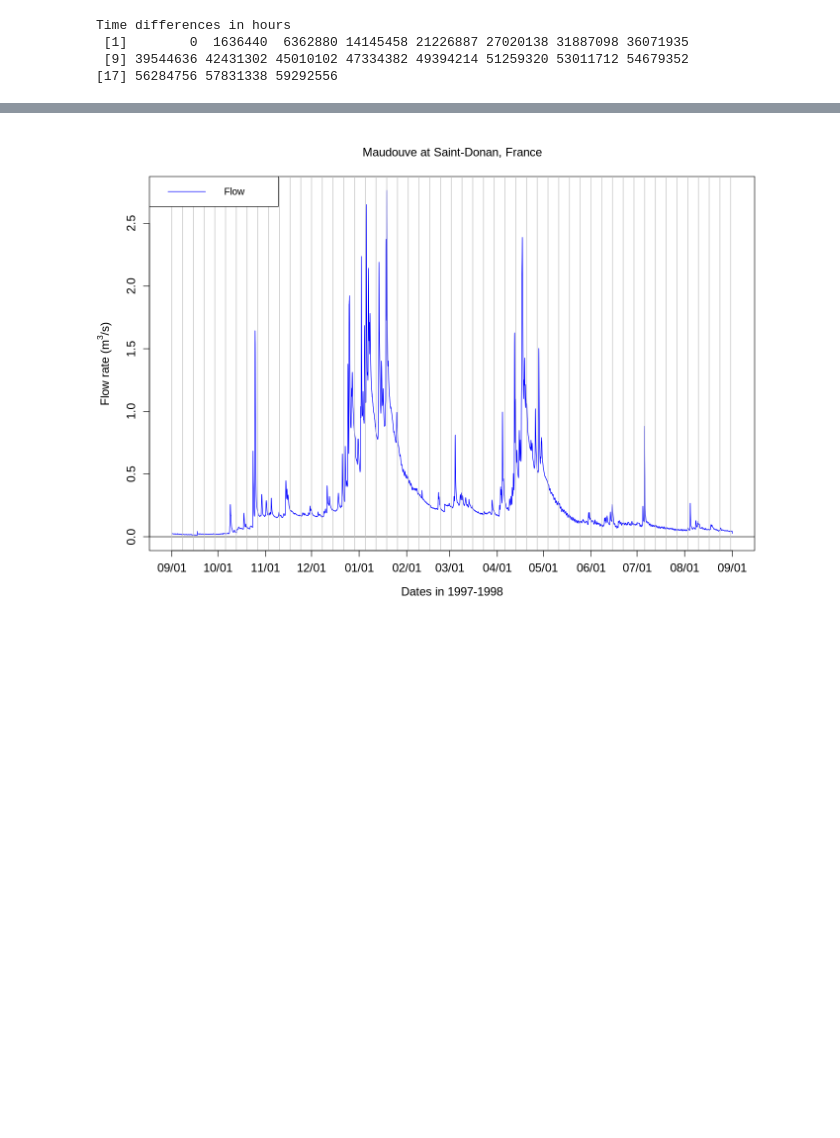
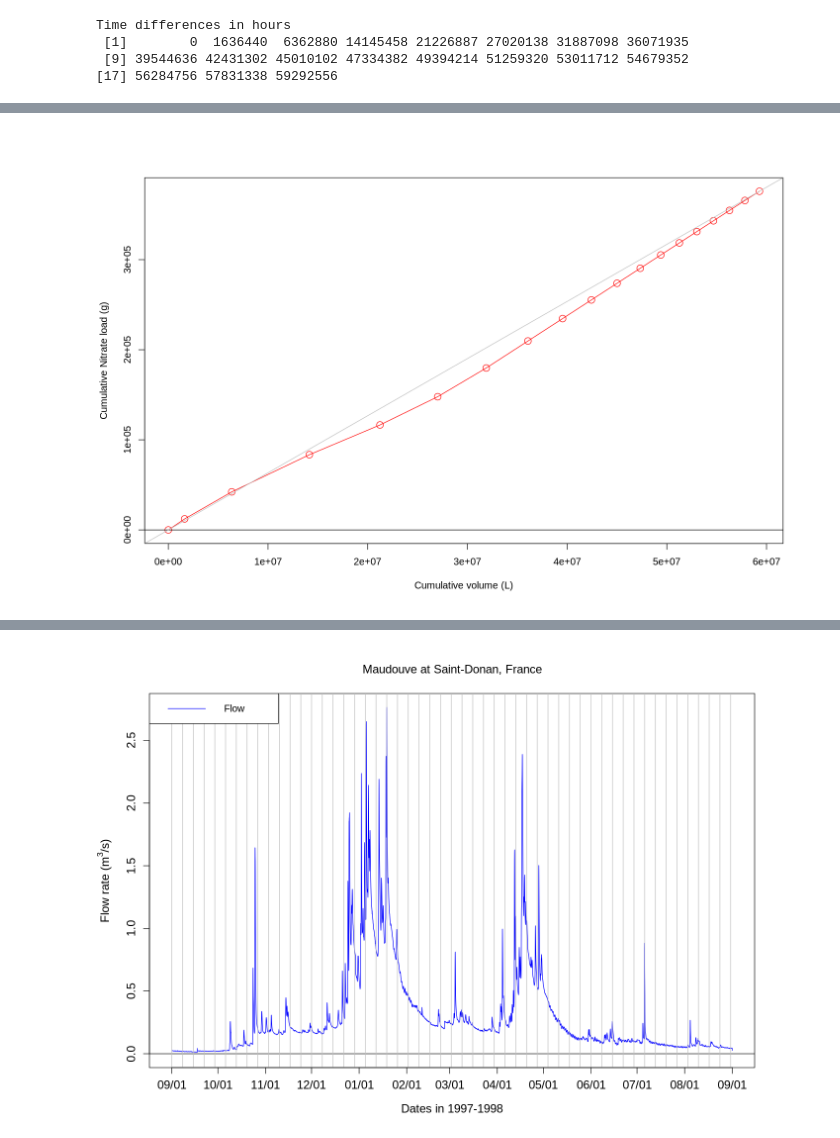
Before and after one commit to francoisbirgand/BAE204-Qlab, a Jupyter notebook: QClab_colab.ipynb, the cells around one changed output, grey strips where cells are left out. Drawn from its saved outputs; the diff is of its cells as text; code cells hidden in the pictures; blank space fills up the shorter version.

```diff
--- a/QClab_colab.ipynb
+++ b/QClab_colab.ipynb
@@ -154,0 +292,3 @@ Time differences in hours
+# %%
+cumulL=c(0,(cumsum(L[-1])+cumsum(head(L,-1)))/2)*3600*time_Interval
+cumulL
@@ -154,0 +310,8 @@ Time differences in hours
+# %%
+options(repr.plot.width=12, repr.plot.height=8)
+plot(cumulQ,cumulL,xlab = "Cumulative volume (L)",ylab = "Cumulative Nitrate load (g)",type = "o",col="red", cex = 1.5) # this plots the instantaneous load graph
+abline(h=0) # this adds a line at the bottom for y=0
+slope1_1= as.numeric(tail(cumulL,1))/as.numeric(tail(cumulQ,1))
+abline(0,slope1_1, col="grey")
+# %% [output]
+[figure, added]
```
Also changed, not shown: parts of 77 cells of this notebook.
